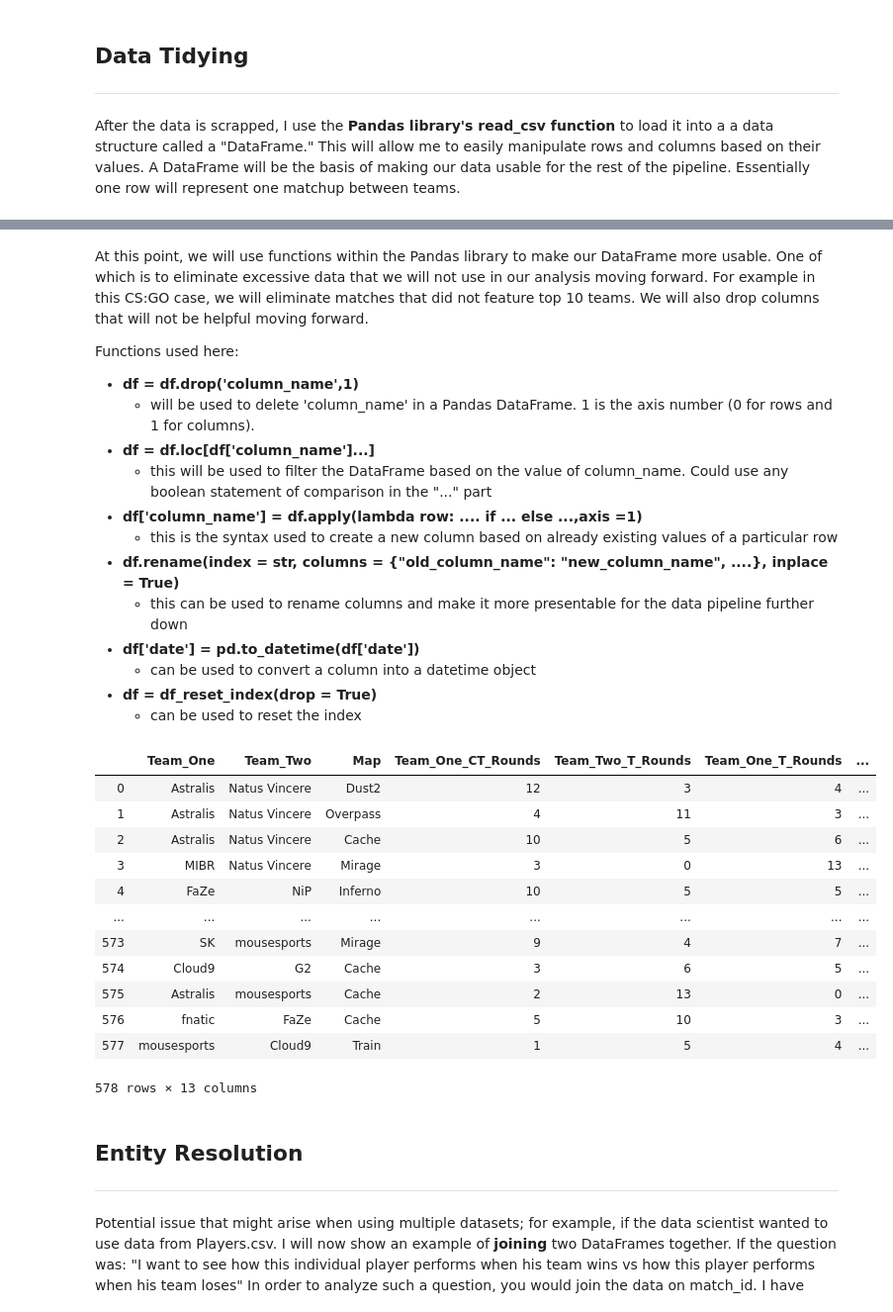
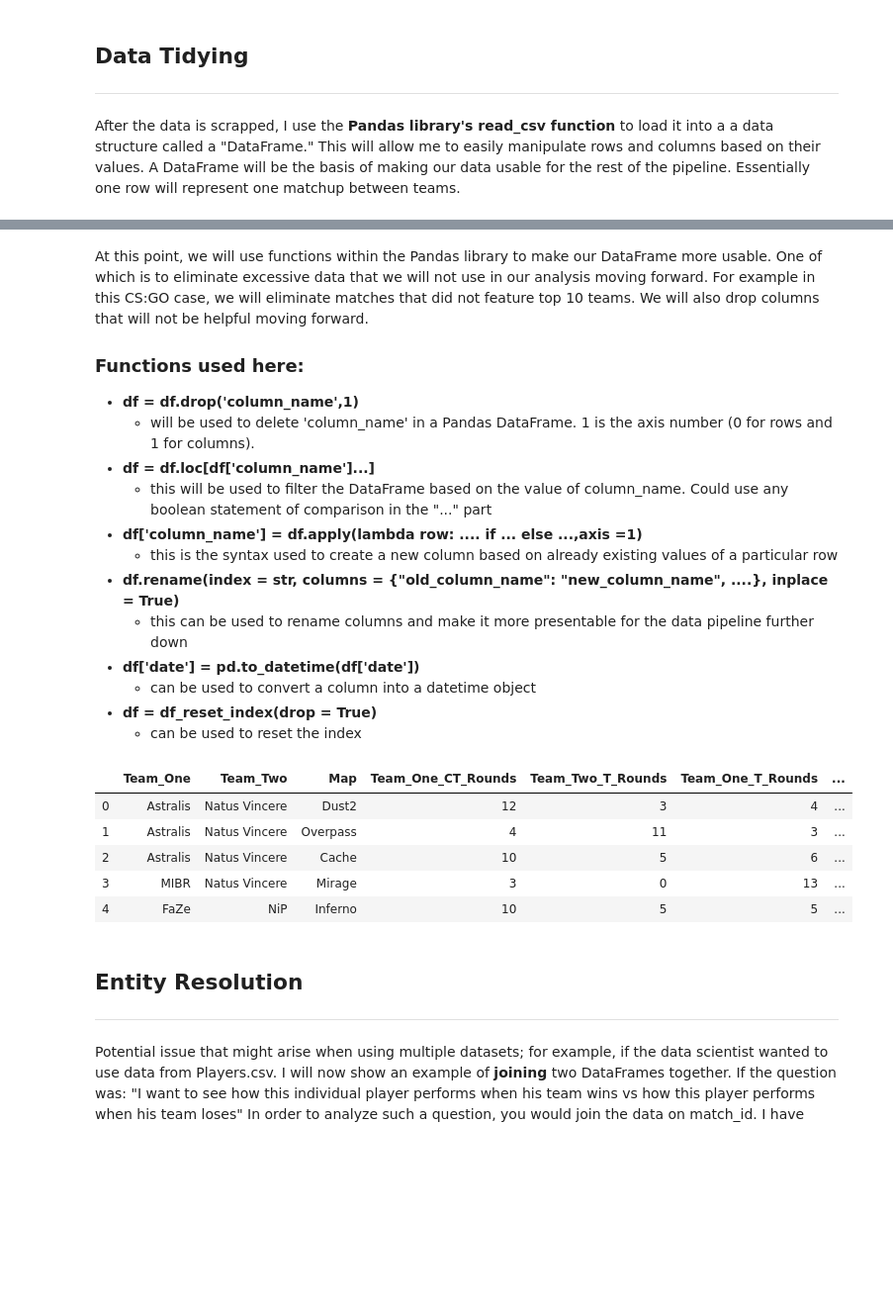
Before and after one commit to richchen11/richchen11.github.io, a Jupyter notebook: CMSC320RichardChen.ipynb, the cells around one changed output, grey strips where cells are left out. Shown: that part at 99% size. Drawn from its saved outputs; the diff is of its cells as text; code cells hidden in the pictures; blank space fills up the shorter version.

```diff
--- a/CMSC320RichardChen.ipynb
+++ b/CMSC320RichardChen.ipynb
@@ -65,7 +65,7 @@ df.head()
 # %% [markdown]
 At this point, we will use functions within the Pandas library to make our DataFrame more usable. One of which is to eliminate excessive data that we will not use in our analysis moving forward. For example in this CS:GO case, we will eliminate matches that did not feature top 10 teams. We will also drop columns that will not be helpful moving forward.
 
-Functions used here:
+### Functions used here:
  - **df = df.drop('column_name',1)**
      - will be used to delete 'column_name' in a Pandas DataFrame. 1 is the axis number (0 for rows and 1 for columns).
  - **df = df.loc[df['column_name']...]**
@@ -82,41 +82,34 @@ Functions used here:
 # cleaning up data
 df = df.drop('starting_ct',1)
 df = df.drop('result_1',1)
 df = df.drop('result_2',1)
 df = df.drop('map_wins_1',1)
 df = df.drop('map_wins_2',1)
 df = df.drop('event_id',1)
 df = df.loc[df['rank_1'] <= 10]
 df = df.loc[df['rank_2'] <= 10]
 
 df['MapWinner'] = df.apply(lambda row: row.team_2 if row.map_winner == 2 else row.team_1, axis = 1)
 df['SeriesWinner'] = df.apply(lambda row: row.team_2 if row.match_winner == 2 else row.team_1, axis = 1)
 df['date'] = pd.to_datetime(df['date'])
 df['Year'] = df.apply(lambda row: row.date.year, axis = 1)
 df = df.loc[df['Year'] == 2018]
 df = df.drop('date',1)
 
 df = df.drop('map_winner',1)
 df = df.drop('match_winner',1)
 df.rename(columns = {'_map':'Map','team_1':'Team_One','team_2':'Team_Two','rank_1':'Team_Ones_Rank','rank_2': 'Team_Twos_Rank', \
                     'ct_1': 'Team_One_CT_Rounds','t_2': 'Team_Two_T_Rounds', 't_1':'Team_One_T_Rounds', 'ct_2':'Team_Two_CT_Rounds'}, inplace = True)
 df = df.sort_values(by = 'match_id', ascending = False)
 df = df.reset_index(drop = True)
-df
+df.head()
 # %% [output]
 |  | Team_One | Team_Two | Map | Team_One_CT_Rounds | Team_Two_T_Rounds | Team_One_T_Rounds | ... |
 | 0 | Astralis | Natus Vincere | Dust2 | 12 | 3 | 4 | ... |
 | 1 | Astralis | Natus Vincere | Overpass | 4 | 11 | 3 | ... |
 | 2 | Astralis | Natus Vincere | Cache | 10 | 5 | 6 | ... |
 | 3 | MIBR | Natus Vincere | Mirage | 3 | 0 | 13 | ... |
 | 4 | FaZe | NiP | Inferno | 10 | 5 | 5 | ... |
-| ... | ... | ... | ... | ... | ... | ... | ... |
-| 573 | SK | mousesports | Mirage | 9 | 4 | 7 | ... |
-| 574 | Cloud9 | G2 | Cache | 3 | 6 | 5 | ... |
-| 575 | Astralis | mousesports | Cache | 2 | 13 | 0 | ... |
-| 576 | fnatic | FaZe | Cache | 5 | 10 | 3 | ... |
-| 577 | mousesports | Cloud9 | Train | 1 | 5 | 4 | ... |
-578 rows × 13 columns
 # %% [markdown]
 ## Entity Resolution
 ___
```
Also changed, not shown: parts of 2 cells of this notebook, 1 other file.
